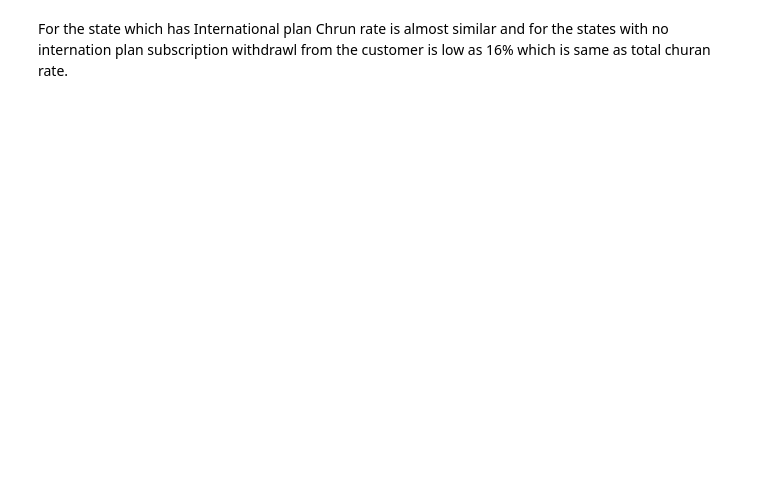
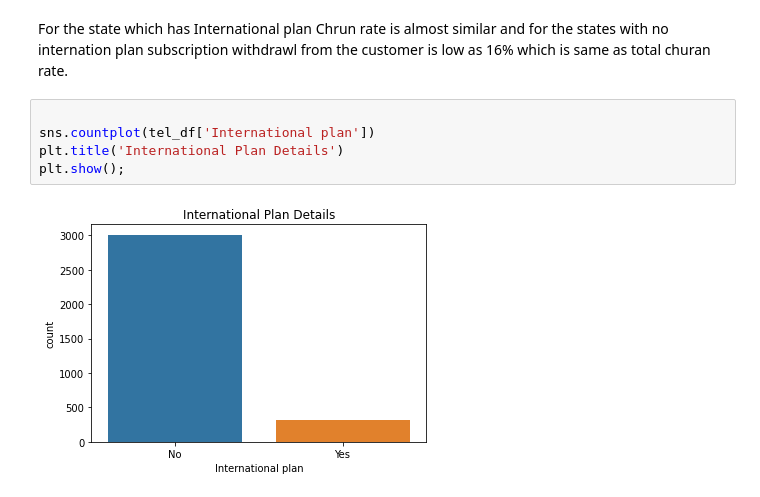
Before and after one commit to shyamsundar-v/Telecom-Churn-Analysis, a Jupyter notebook: Telecom_Churn_Analysis_Capstone_Project.ipynb, the cells around one changed output. Saved outputs shown, nothing was run; the diff lists cells and outputs as text; blank space fills up the shorter version.

```diff
--- a/Telecom_Churn_Analysis_Capstone_Project.ipynb
+++ b/Telecom_Churn_Analysis_Capstone_Project.ipynb
@@ -124,2 +126,9 @@ plt.show()
 # %% [markdown]
 For the state which has International plan Chrun rate is almost similar and for the states with no internation plan subscription withdrawl from the customer is low as 16% which is same as total churan rate.
+# %%
+
+sns.countplot(tel_df['International plan'])
+plt.title('International Plan Details')
+plt.show();
+# %% [output]
+[figure, added]
```
Also changed, not shown: parts of 20 cells of this notebook.
